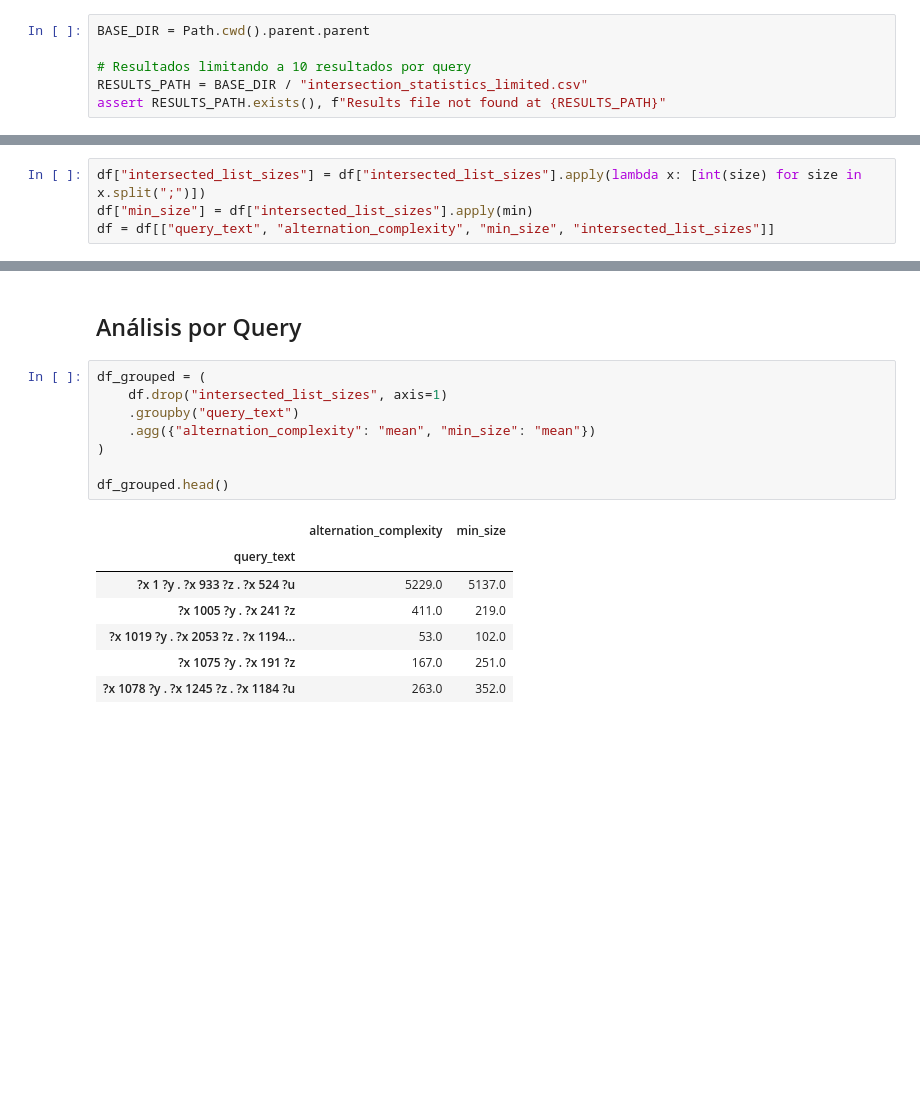
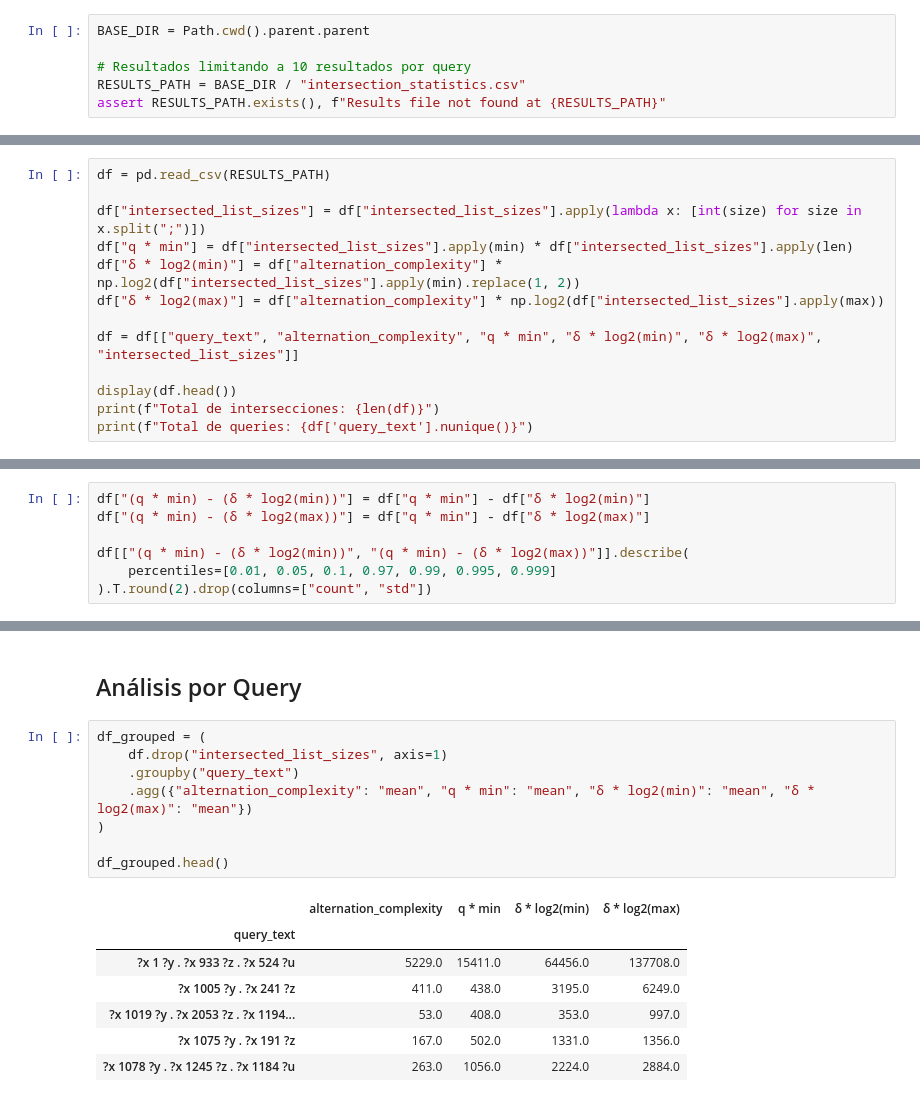
Before and after one commit to pabloskewes/cltj, a Jupyter notebook: analysis/complexity_distribution_analysis/analyse_results.ipynb, the cells around one changed output, grey strips where cells are left out. Drawn from its saved outputs; the diff is of its cells as text; blank space fills up the shorter version.

```diff
--- a/analysis/complexity_distribution_analysis/analyse_results.ipynb
+++ b/analysis/complexity_distribution_analysis/analyse_results.ipynb
@@ -7,5 +10,5 @@ from plot_utils import plot_scatter_alt_vs_min, plot_boxplot_alt_vs_min
 BASE_DIR = Path.cwd().parent.parent
 
 # Resultados limitando a 10 resultados por query
-RESULTS_PATH = BASE_DIR / "intersection_statistics_limited.csv"
+RESULTS_PATH = BASE_DIR / "intersection_statistics.csv"
 assert RESULTS_PATH.exists(), f"Results file not found at {RESULTS_PATH}"
@@ -14,4 +15,13 @@ df = pd.read_csv(RESULTS_PATH)
 # %%
+df = pd.read_csv(RESULTS_PATH)
+
 df["intersected_list_sizes"] = df["intersected_list_sizes"].apply(lambda x: [int(size) for size in x.split(";")])
-df["min_size"] = df["intersected_list_sizes"].apply(min)
-df = df[["query_text", "alternation_complexity", "min_size", "intersected_list_sizes"]]
+df["q * min"] = df["intersected_list_sizes"].apply(min) * df["intersected_list_sizes"].apply(len)
+df["δ * log2(min)"] = df["alternation_complexity"] * np.log2(df["intersected_list_sizes"].apply(min).replace(1, 2))
+df["δ * log2(max)"] = df["alternation_complexity"] * np.log2(df["intersected_list_sizes"].apply(max))
+
+df = df[["query_text", "alternation_complexity", "q * min", "δ * log2(min)", "δ * log2(max)", "intersected_list_sizes"]]
+
+display(df.head())
+print(f"Total de intersecciones: {len(df)}")
+print(f"Total de queries: {df['query_text'].nunique()}")
@@ -30,0 +59,7 @@ Total de queries: 828
+# %%
+df["(q * min) - (δ * log2(min))"] = df["q * min"] - df["δ * log2(min)"]
+df["(q * min) - (δ * log2(max))"] = df["q * min"] - df["δ * log2(max)"]
+
+df[["(q * min) - (δ * log2(min))", "(q * min) - (δ * log2(max))"]].describe(
+    percentiles=[0.01, 0.05, 0.1, 0.97, 0.99, 0.995, 0.999]
+).T.round(2).drop(columns=["count", "std"])
@@ -41,17 +105,17 @@ plot_boxplot_alt_vs_min(df);
 # %%
 df_grouped = (
     df.drop("intersected_list_sizes", axis=1)
     .groupby("query_text")
-    .agg({"alternation_complexity": "mean", "min_size": "mean"})
+    .agg({"alternation_complexity": "mean", "q * min": "mean", "δ * log2(min)": "mean", "δ * log2(max)": "mean"})
 )
 
 df_grouped.head()
 # %% [output]
-|  | alternation_complexity | min_size |
-| query_text |  |  |
-| ?x 1 ?y . ?x 933 ?z . ?x 524 ?u | 5229.0 | 5137.0 |
-| ?x 1005 ?y . ?x 241 ?z | 411.0 | 219.0 |
-| ?x 1019 ?y . ?x 2053 ?z . ?x 1194... | 53.0 | 102.0 |
-| ?x 1075 ?y . ?x 191 ?z | 167.0 | 251.0 |
-| ?x 1078 ?y . ?x 1245 ?z . ?x 1184 ?u | 263.0 | 352.0 |
+|  | alternation_complexity | q * min | δ * log2(min) | δ * log2(max) |
+| query_text |  |  |  |  |
+| ?x 1 ?y . ?x 933 ?z . ?x 524 ?u | 5229.0 | 15411.0 | 64456.0 | 137708.0 |
+| ?x 1005 ?y . ?x 241 ?z | 411.0 | 438.0 | 3195.0 | 6249.0 |
+| ?x 1019 ?y . ?x 2053 ?z . ?x 1194... | 53.0 | 408.0 | 353.0 | 997.0 |
+| ?x 1075 ?y . ?x 191 ?z | 167.0 | 502.0 | 1331.0 | 1356.0 |
+| ?x 1078 ?y . ?x 1245 ?z . ?x 1184 ?u | 263.0 | 1056.0 | 2224.0 | 2884.0 |
 # %%
```
Also changed, not shown: parts of 15 cells of this notebook, 3 other files.
